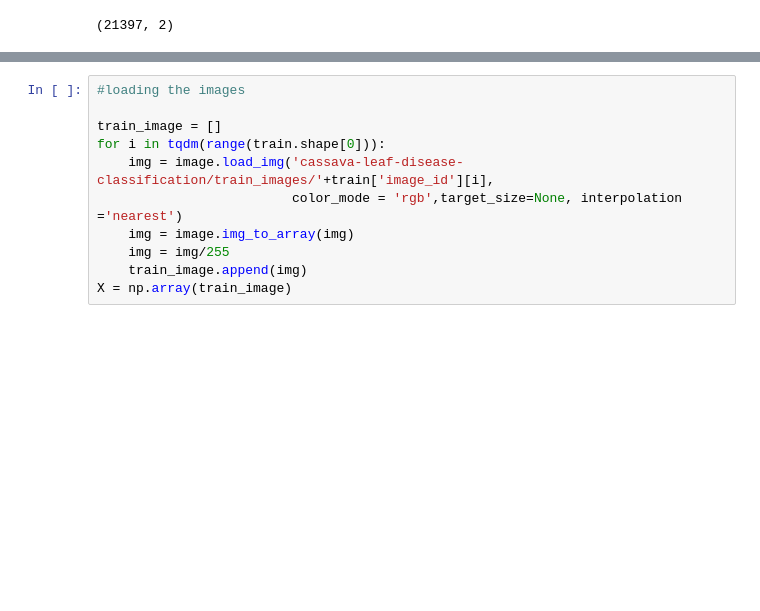
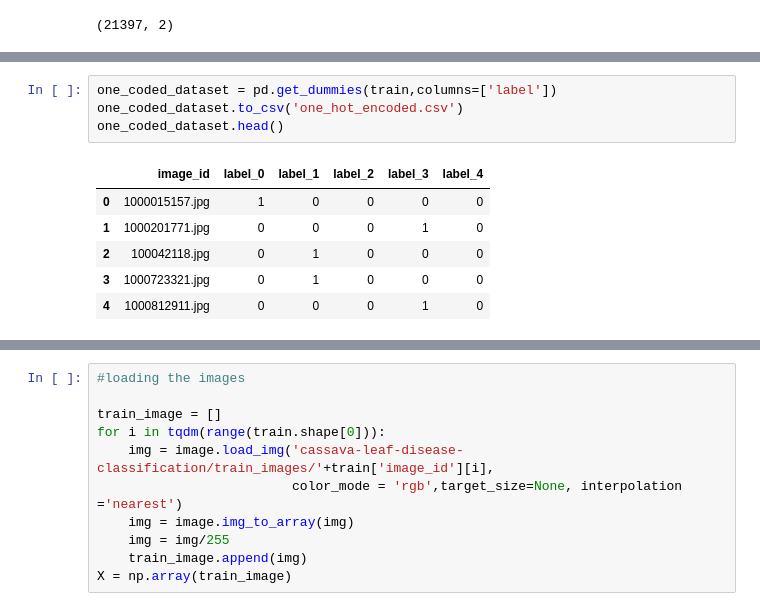
Before and after one commit to AsheryMbilinyi/Kaggle-Competitions, a Jupyter notebook: cassava-leaf-disease-classification/CassavaLeafDiseaseClassification.ipynb, the cells around one changed output, grey strips where cells are left out. Cells and saved outputs as stored; diff of their text form; blank space fills up the shorter version.

```diff
--- a/cassava-leaf-disease-classification/CassavaLeafDiseaseClassification.ipynb
+++ b/cassava-leaf-disease-classification/CassavaLeafDiseaseClassification.ipynb
@@ -86,0 +72,11 @@ array([[0., 1., 0., 0., 0.],
+# %%
+one_coded_dataset = pd.get_dummies(train,columns=['label'])
+one_coded_dataset.to_csv('one_hot_encoded.csv')
+one_coded_dataset.head()
+# %% [output]
+|  | image_id | label_0 | label_1 | label_2 | label_3 | label_4 |
+| 0 | 1000015157.jpg | 1 | 0 | 0 | 0 | 0 |
+| 1 | 1000201771.jpg | 0 | 0 | 0 | 1 | 0 |
+| 2 | 100042118.jpg | 0 | 1 | 0 | 0 | 0 |
+| 3 | 1000723321.jpg | 0 | 1 | 0 | 0 | 0 |
+| 4 | 1000812911.jpg | 0 | 0 | 0 | 1 | 0 |
```
Also changed, not shown: parts of 21 cells of this notebook, 1 other file.
